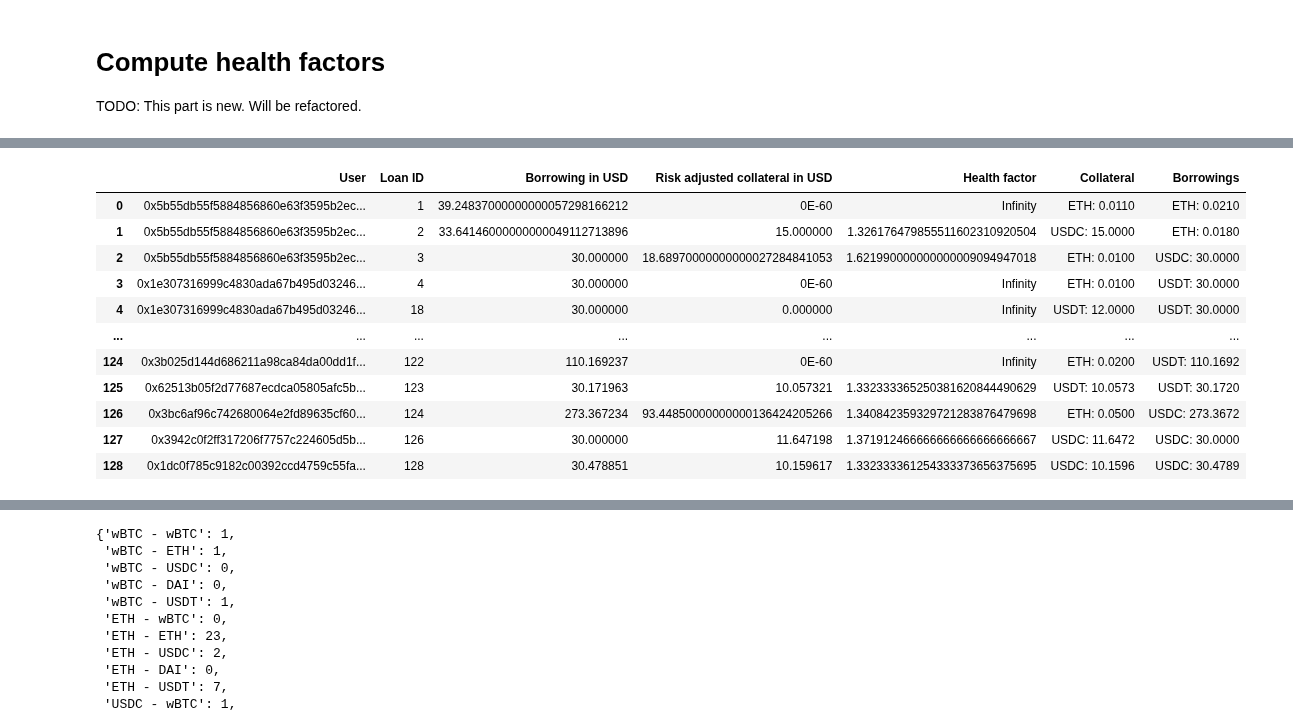
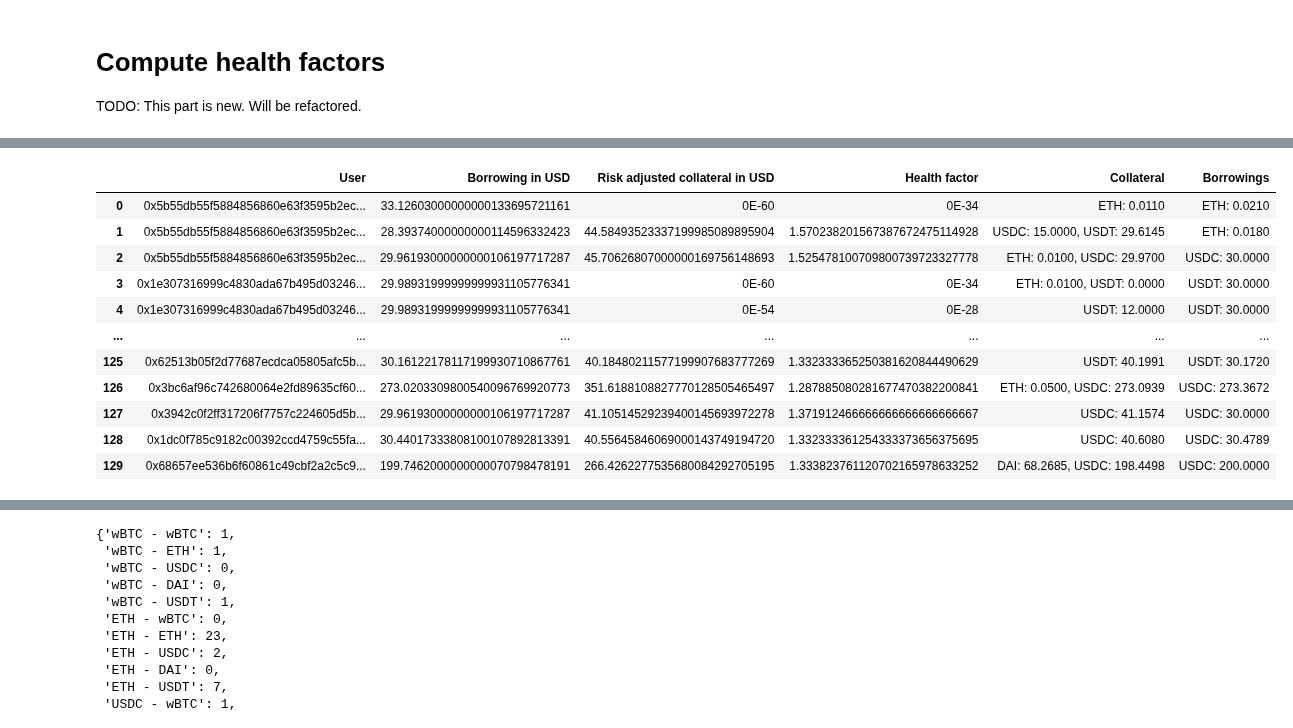
Before and after one commit to CarmineOptions/derisk-research, a Jupyter notebook: notebooks/hashstack_demo.ipynb, the cells around one changed output, grey strips where cells are left out. Drawn from its saved outputs; the diff is of its cells as text; code cells hidden in the pictures.

Commit message:
fix hashstack health factor computation

```diff
--- a/notebooks/hashstack_demo.ipynb
+++ b/notebooks/hashstack_demo.ipynb
@@ -186,7 +189,8 @@ class State:
         "liquidated": "process_liquidated_event",
     }
 #     USER = '0x3139000ef6bd54e3fb2e70149e2281b660c642fdf39158fe096c9e0f662dd32'  # TODO
-    USER = '0x7e436ddaaac0790ba140d1294922cc3ea8d98622c2488525cd52b0a461565d6'  # TODO: user with no collateral??
+#     USER = '0x7e436ddaaac0790ba140d1294922cc3ea8d98622c2488525cd52b0a461565d6'  # TODO: user with no collateral??
+    USER = '0x5b55db55f5884856860e63f3595b2ec6b2c9555f3f507b4ca728d8e427b7864'  # TODO: first user .. has a loan but no collateral?
 #     USER = '0x724102a5654d669ba7ce25e420e733ddb409b753598ab0883ad476cf9faed7b'
 
     def __init__(self) -> None:
@@ -542,9 +549,6 @@ def compute_health_factor(
     collateral_current_amount_usd = compute_collateral_current_amount_usd(collateral = collateral, prices = prices)
     borrowings_current_amount_usd = compute_borrowings_current_amount_usd(borrowings = borrowings, prices = prices)
     borrowings_amount_usd = compute_borrowings_amount_usd(borrowings = borrowings, prices = prices)
-    if borrowings_current_amount_usd == decimal.Decimal('0'):
-        # TODO: assumes collateral is positive
-        return decimal.Decimal('Inf')
 
     # TODO: how can this happen?
     if borrowings_amount_usd == decimal.Decimal('0'):
@@ -616,7 +637,9 @@ hashstack_loan_stats['Borrowing in USD'] = hashstack_loan_stats.apply(
     axis = 1,
 )
 hashstack_loan_stats['Risk adjusted collateral in USD'] = hashstack_loan_stats.apply(
-    lambda x: compute_collateral_current_amount_usd(collateral = state.user_states[x['User']].loans[x['Loan ID']].collateral, prices = prices.prices),
+    lambda x:
+        compute_collateral_current_amount_usd(collateral = state.user_states[x['User']].loans[x['Loan ID']].collateral, prices = prices.prices)
+        + compute_borrowings_current_amount_usd(borrowings = state.user_states[x['User']].loans[x['Loan ID']].borrowings, prices = prices.prices),
     axis = 1,
 )
 hashstack_loan_stats['Health factor'] = hashstack_loan_stats.apply(
@@ -628,19 +651,52 @@ hashstack_loan_stats['Health factor'] = hashstack_loan_stats.apply(
     ),
     axis = 1,
 )
-hashstack_loan_stats['Collateral'] = hashstack_loan_stats.apply(
-    lambda x: (
-        str(state.user_states[x['User']].loans[x['Loan ID']].collateral.market)
+
+
+def get_collateral_str(loan: HashStackLoan) -> str:
+    if loan.collateral.market == loan.borrowings.current_market:
+        return (
+            str(loan.collateral.market)
+            + ": "
+            + str(
+                format(
+                    (
+                        loan.collateral.amount
+                        + loan.borrowings.current_amount
+                    ) / (
+                        10 ** src.constants.symbol_decimals_map[loan.collateral.market]
+                    ),
+                    ".4f",
+                )
+            )
+        )
+    return (
+        str(loan.collateral.market)
         + ": "
         + str(
             format(
-                state.user_states[x["User"]].loans[x["Loan ID"]].collateral.amount / (
-                    10 ** src.constants.symbol_decimals_map[state.user_states[x['User']].loans[x['Loan ID']].collateral.market]
+                loan.collateral.amount / (
+                    10 ** src.constants.symbol_decimals_map[loan.collateral.market]
                 ),
                 ".4f",
             )
         )
-    ),
+        + ", "
+        + str(loan.borrowings.current_market)
+        + ": "
+        + str(
+            format(
+                loan.borrowings.current_amount / (
+                    10 ** src.constants.symbol_decimals_map[loan.borrowings.current_market]
+                ),
+                ".4f",
+            )
+        )
+    )
+
+
+hashstack_loan_stats['Collateral'] = hashstack_loan_stats.apply(
+    lambda x: get_collateral_str(loan = state.user_states[x['User']].loans[x['Loan ID']]),
     axis = 1,
 )
 hashstack_loan_stats['Borrowings'] = hashstack_loan_stats.apply(
@@ -659,12 +715,12 @@ hashstack_loan_stats['Borrowings'] = hashstack_loan_stats.apply(
     axis = 1,
 )
 hashstack_loan_stats.drop(columns = ["Loan ID"], inplace = True)
-hashstack_loan_stats.loc[
-    hashstack_loan_stats['Borrowing in USD'] >= decimal.Decimal('100')
-].sort_values('Health factor').iloc[:20].to_csv("hashstack_data/large_loans_sample.csv", index=False)
-hashstack_loan_stats.loc[
-    hashstack_loan_stats['Borrowing in USD'] < decimal.Decimal('100')
-].sort_values('Health factor').iloc[:20].to_csv("hashstack_data/small_loans_sample.csv", index=False)
+# hashstack_loan_stats.loc[
+#     hashstack_loan_stats['Borrowing in USD'] >= decimal.Decimal('100')
+# ].sort_values('Health factor').iloc[:20].to_csv("hashstack_data/large_loans_sample.csv", index=False)
+# hashstack_loan_stats.loc[
+#     hashstack_loan_stats['Borrowing in USD'] < decimal.Decimal('100')
+# ].sort_values('Health factor').iloc[:20].to_csv("hashstack_data/small_loans_sample.csv", index=False)
 
 hashstack_loan_stats
 # %% [output]
@@ -671,12 +744,12 @@ hashstack_loan_stats
-|  | User | Loan ID | Borrowing in USD | Risk adjusted collateral in USD | Health factor | Collateral | Borrowings |
-| 0 | 0x5b55db55f5884856860e63f3595b2ec... | 1 | 39.24837000000000057298166212 | 0E-60 | Infinity | ETH: 0.0110 | ETH: 0.0210 |
-| 1 | 0x5b55db55f5884856860e63f3595b2ec... | 2 | 33.64146000000000049112713896 | 15.000000 | 1.326176479855511602310920504 | USDC: 15.0000 | ETH: 0.0180 |
-| 2 | 0x5b55db55f5884856860e63f3595b2ec... | 3 | 30.000000 | 18.68970000000000027284841053 | 1.621990000000000009094947018 | ETH: 0.0100 | USDC: 30.0000 |
-| 3 | 0x1e307316999c4830ada67b495d03246... | 4 | 30.000000 | 0E-60 | Infinity | ETH: 0.0100 | USDT: 30.0000 |
-| 4 | 0x1e307316999c4830ada67b495d03246... | 18 | 30.000000 | 0.000000 | Infinity | USDT: 12.0000 | USDT: 30.0000 |
-| ... | ... | ... | ... | ... | ... | ... | ... |
-| 124 | 0x3b025d144d686211a98ca84da00dd1f... | 122 | 110.169237 | 0E-60 | Infinity | ETH: 0.0200 | USDT: 110.1692 |
-| 125 | 0x62513b05f2d77687ecdca05805afc5b... | 123 | 30.171963 | 10.057321 | 1.332333365250381620844490629 | USDT: 10.0573 | USDT: 30.1720 |
-| 126 | 0x3bc6af96c742680064e2fd89635cf60... | 124 | 273.367234 | 93.44850000000000136424205266 | 1.340842359329721283876479698 | ETH: 0.0500 | USDC: 273.3672 |
-| 127 | 0x3942c0f2ff317206f7757c224605d5b... | 126 | 30.000000 | 11.647198 | 1.371912466666666666666666667 | USDC: 11.6472 | USDC: 30.0000 |
-| 128 | 0x1dc0f785c9182c00392ccd4759c55fa... | 128 | 30.478851 | 10.159617 | 1.332333361254333373656375695 | USDC: 10.1596 | USDC: 30.4789 |
+|  | User | Borrowing in USD | Risk adjusted collateral in USD | Health factor | Collateral | Borrowings |
+| 0 | 0x5b55db55f5884856860e63f3595b2ec... | 33.12603000000000133695721161 | 0E-60 | 0E-34 | ETH: 0.0110 | ETH: 0.0210 |
+| 1 | 0x5b55db55f5884856860e63f3595b2ec... | 28.39374000000000114596332423 | 44.58493523337199985089895904 | 1.570238201567387672475114928 | USDC: 15.0000, USDT: 29.6145 | ETH: 0.0180 |
+| 2 | 0x5b55db55f5884856860e63f3595b2ec... | 29.96193000000000106197717287 | 45.70626807000000169756148693 | 1.525478100709800739723327778 | ETH: 0.0100, USDC: 29.9700 | USDC: 30.0000 |
+| 3 | 0x1e307316999c4830ada67b495d03246... | 29.98931999999999931105776341 | 0E-60 | 0E-34 | ETH: 0.0100, USDT: 0.0000 | USDT: 30.0000 |
+| 4 | 0x1e307316999c4830ada67b495d03246... | 29.98931999999999931105776341 | 0E-54 | 0E-28 | USDT: 12.0000 | USDT: 30.0000 |
+| ... | ... | ... | ... | ... | ... | ... |
+| 125 | 0x62513b05f2d77687ecdca05805afc5b... | 30.16122178117199930710867761 | 40.18480211577199907683777269 | 1.332333365250381620844490629 | USDT: 40.1991 | USDT: 30.1720 |
+| 126 | 0x3bc6af96c742680064e2fd89635cf60... | 273.0203309800540096769920773 | 351.6188108827770128505465497 | 1.287885080281677470382200841 | ETH: 0.0500, USDC: 273.0939 | USDC: 273.3672 |
+| 127 | 0x3942c0f2ff317206f7757c224605d5b... | 29.96193000000000106197717287 | 41.10514529239400145693972278 | 1.371912466666666666666666667 | USDC: 41.1574 | USDC: 30.0000 |
+| 128 | 0x1dc0f785c9182c00392ccd4759c55fa... | 30.44017333808100107892813391 | 40.55645846069000143749194720 | 1.332333361254333373656375695 | USDC: 40.6080 | USDC: 30.4789 |
+| 129 | 0x68657ee536b6f60861c49cbf2a2c5c9... | 199.7462000000000070798478191 | 266.4262277535680084292705195 | 1.333823761120702165978633252 | DAI: 68.2685, USDC: 198.4498 | USDC: 200.0000 |
```
Also changed, not shown: parts of 10 cells of this notebook, 2 other files.
